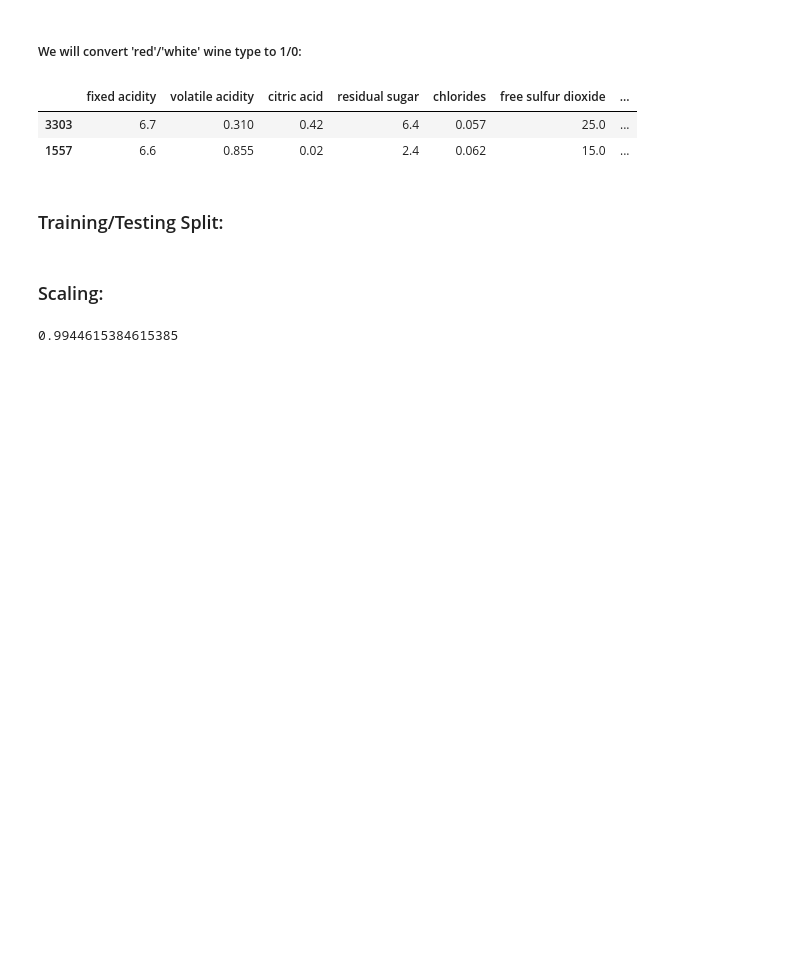
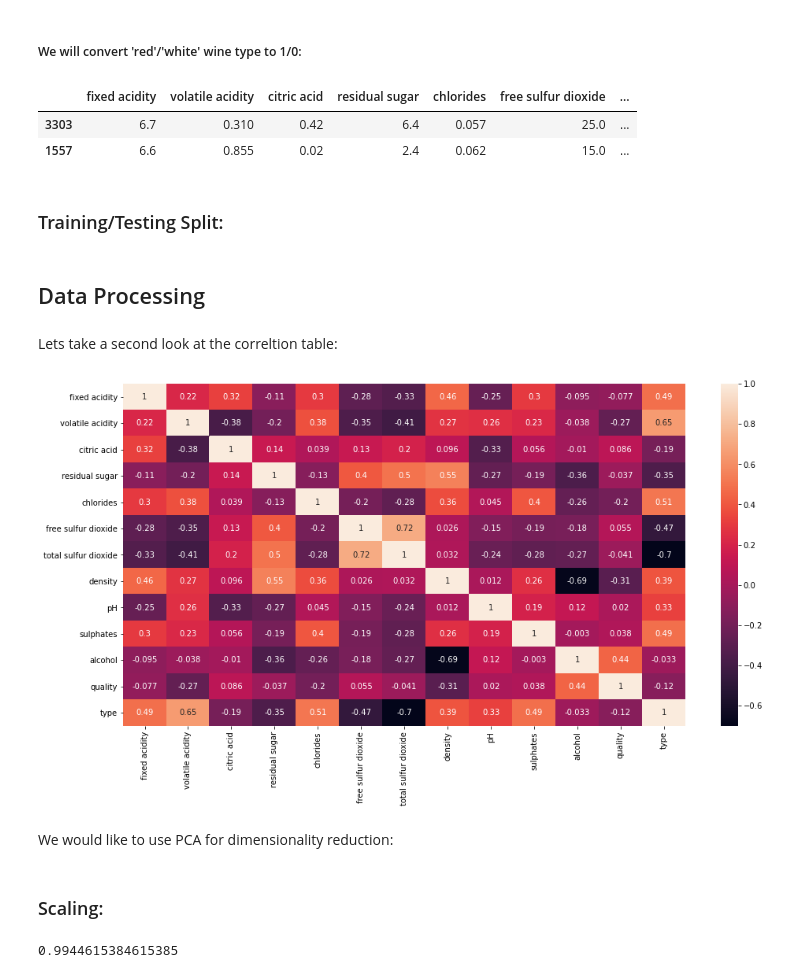
Before and after one commit to haimgoldfisher/Data_Visualization_Final_Project, a Jupyter notebook: NoteBook1 - Classificaion Model From Semester A.ipynb, the cells around one changed output. Cells and saved outputs as stored; diff of their text form; code cells hidden in the pictures; blank space fills up the shorter version.

```diff
--- a/NoteBook1 - Classificaion Model From Semester A.ipynb
+++ b/NoteBook1 - Classificaion Model From Semester A.ipynb
@@ -868,0 +867,11 @@ X_train,X_test,y_train,y_test = train_test_split(data1, target1, random_state=0)
+# %% [markdown]
+## Data Processing
+# %% [markdown]
+Lets take a second look at the correltion table:
+# %%
+plt.figure(figsize=(16, 8))
+sns.heatmap(wine_df.corr(), square=False, annot=True);
+# %% [output]
+[figure, added]
+# %% [markdown]
+We would like to use PCA for dimensionality reduction:
```
Also changed, not shown: parts of 9 cells of this notebook, 6 other files.
